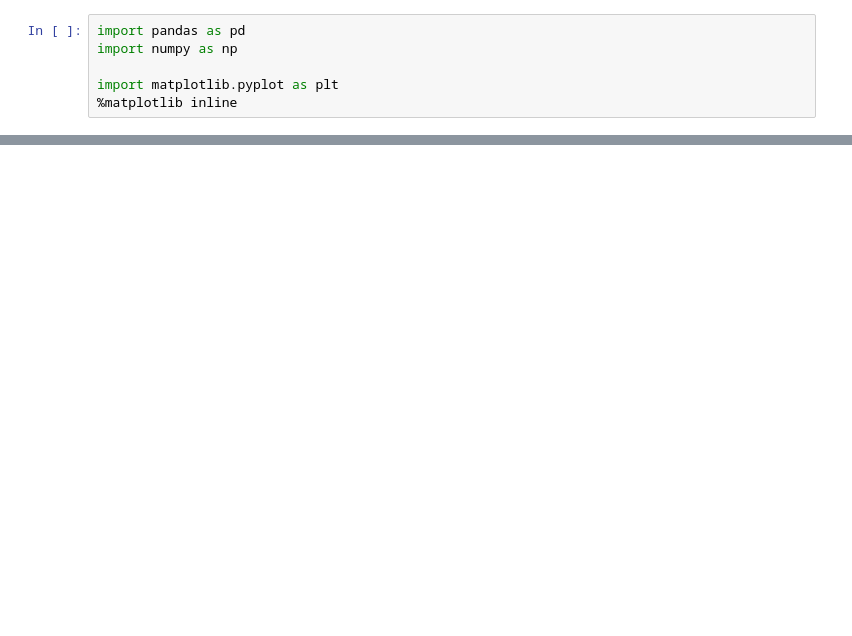
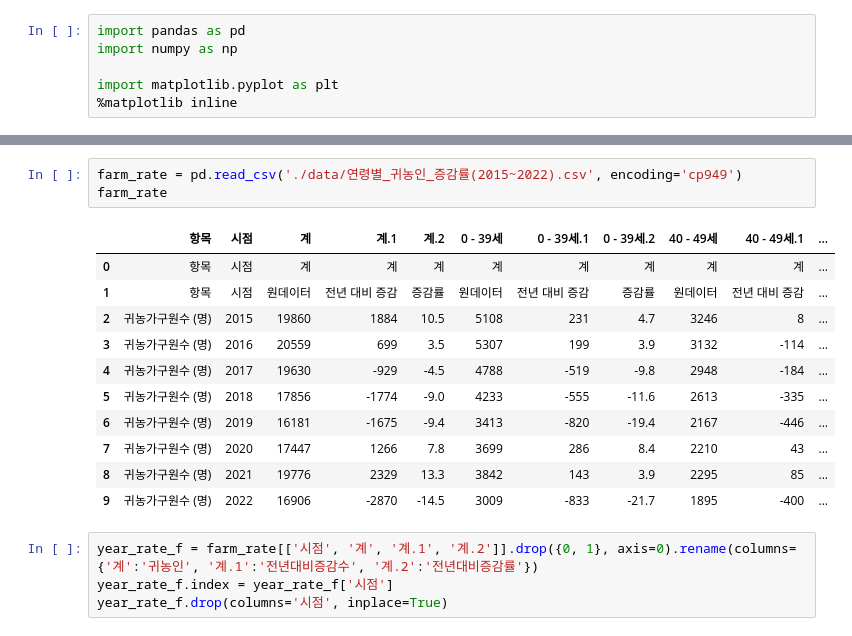
Before and after one commit to Aphian/data_science, a Jupyter notebook: 2_귀농_귀촌_연도별_증감률.ipynb, the cells around one changed output, grey strips where cells are left out. Saved outputs shown, nothing was run; the diff lists cells and outputs as text; blank space fills up the shorter version.

```diff
--- a/2_귀농_귀촌_연도별_증감률.ipynb
+++ b/2_귀농_귀촌_연도별_증감률.ipynb
@@ -80,0 +75,19 @@ year_rate_f
+# %%
+farm_rate = pd.read_csv('./data/연령별_귀농인_증감률(2015~2022).csv', encoding='cp949')
+farm_rate
+# %% [output]
+|  | 항목 | 시점 | 계 | 계.1 | 계.2 | 0 - 39세 | 0 - 39세.1 | 0 - 39세.2 | 40 - 49세 | 40 - 49세.1 | ... |
+| 0 | 항목 | 시점 | 계 | 계 | 계 | 계 | 계 | 계 | 계 | 계 | ... |
+| 1 | 항목 | 시점 | 원데이터 | 전년 대비 증감 | 증감률 | 원데이터 | 전년 대비 증감 | 증감률 | 원데이터 | 전년 대비 증감 | ... |
+| 2 | 귀농가구원수 (명) | 2015 | 19860 | 1884 | 10.5 | 5108 | 231 | 4.7 | 3246 | 8 | ... |
+| 3 | 귀농가구원수 (명) | 2016 | 20559 | 699 | 3.5 | 5307 | 199 | 3.9 | 3132 | -114 | ... |
+| 4 | 귀농가구원수 (명) | 2017 | 19630 | -929 | -4.5 | 4788 | -519 | -9.8 | 2948 | -184 | ... |
+| 5 | 귀농가구원수 (명) | 2018 | 17856 | -1774 | -9.0 | 4233 | -555 | -11.6 | 2613 | -335 | ... |
+| 6 | 귀농가구원수 (명) | 2019 | 16181 | -1675 | -9.4 | 3413 | -820 | -19.4 | 2167 | -446 | ... |
+| 7 | 귀농가구원수 (명) | 2020 | 17447 | 1266 | 7.8 | 3699 | 286 | 8.4 | 2210 | 43 | ... |
+| 8 | 귀농가구원수 (명) | 2021 | 19776 | 2329 | 13.3 | 3842 | 143 | 3.9 | 2295 | 85 | ... |
+| 9 | 귀농가구원수 (명) | 2022 | 16906 | -2870 | -14.5 | 3009 | -833 | -21.7 | 1895 | -400 | ... |
+# %%
+year_rate_f = farm_rate[['시점', '계', '계.1', '계.2']].drop({0, 1}, axis=0).rename(columns={'계':'귀농인', '계.1':'전년대비증감수', '계.2':'전년대비증감률'})
+year_rate_f.index = year_rate_f['시점']
+year_rate_f.drop(columns='시점', inplace=True)
```
Also changed, not shown: parts of 13 cells of this notebook, 10 other files.
